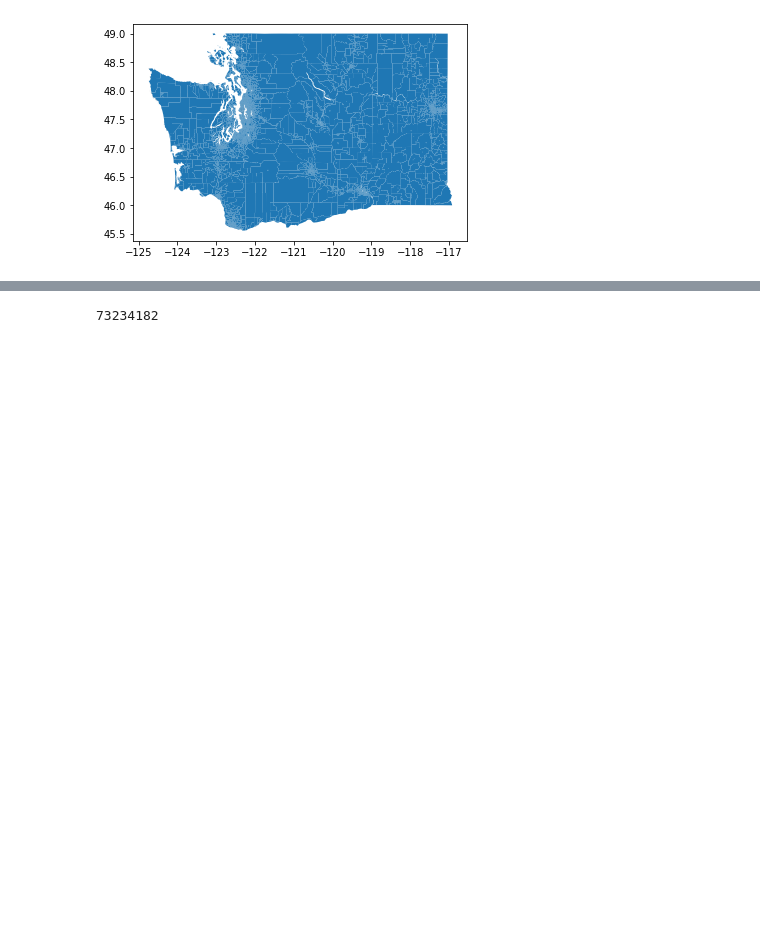
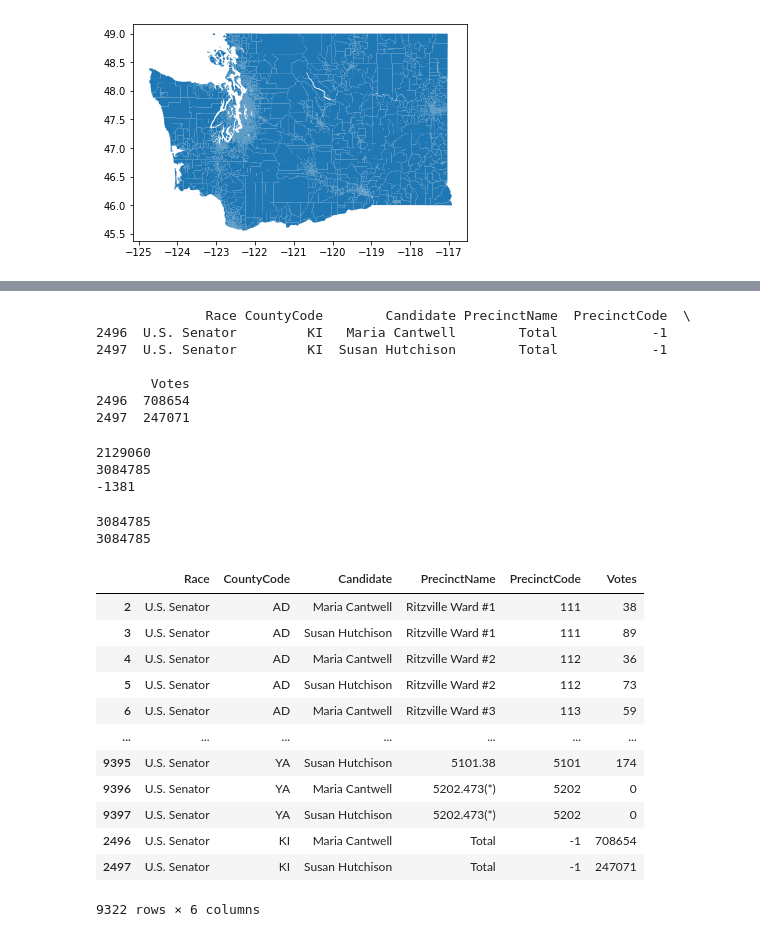
Before and after one commit to nonpartisan-redistricting-datahub/pdv-wa, a Jupyter notebook: vest-wa-2018/VEST-WA-2018-validation.ipynb, the cells around one changed output, grey strips where cells are left out. Cells and saved outputs as stored; diff of their text form; code cells hidden in the pictures; blank space fills up the shorter version.

```diff
--- a/vest-wa-2018/VEST-WA-2018-validation.ipynb
+++ b/vest-wa-2018/VEST-WA-2018-validation.ipynb
@@ -42,5 +45,72 @@ wa_vest
 # %%
 wa_senators = wa_election_results[wa_election_results["Race"] == "U.S. Senator"]
-wa_senators["PrecinctCode"].max()
+print(wa_senators[wa_senators["CountyCode"] == "KI"])
 # %% [output]
-73234182
+              Race CountyCode        Candidate PrecinctName  PrecinctCode  \
+2496  U.S. Senator         KI   Maria Cantwell        Total            -1
+2497  U.S. Senator         KI  Susan Hutchison        Total            -1
+
+       Votes
+2496  708654
+2497  247071
+# %%
+county_level = wa_senators[(wa_senators["PrecinctCode"] != -1)] #does not account for king county, which will be added further down
+kings = wa_senators[wa_senators["CountyCode"] == "KI"]
+frames = [county_level, kings]
+print(county_level["Votes"].sum())
+non_total = pd.concat(frames)
+
+#obfuscated data
+total_votes_vest = non_total["Votes"].sum()
+print(total_votes_vest)
+total_votes_sos = 1803362 + 1282804
+print(total_votes_vest - total_votes_sos)
+#how can we know if data has been obfuscated? What are the guidelines with this - do we look at precincts with 0 votes?
+#and how can we be sure it's due to obfuscation and not from precincts having no residents
+# %% [output]
+2129060
+3084785
+-1381
+# %%
+#FR
+non_total["PrecinctCode"] = np.where(non_total["CountyCode"] == "FR", non_total["PrecinctCode"].astype('str').str.rjust(3, '0'),
+                                    non_total["PrecinctCode"])
+#GY
+non_total["PrecinctCode"] = np.where(non_total["CountyCode"] == "GY", non_total["PrecinctCode"].astype('str').str.rjust(3, '0'),
+                                    non_total["PrecinctCode"])
+#TH
+non_total["PrecinctCode"] = np.where(non_total["CountyCode"] == "TH", non_total["PrecinctCode"].astype('str').str.rjust(3, '0'),
+                                    non_total["PrecinctCode"])
+#KP
+non_total["PrecinctCode"] = np.where(non_total["CountyCode"] == "KP", non_total["PrecinctCode"].astype('str').str.lstrip('1'),
+                                    non_total["PrecinctCode"])
+non_total["PrecinctCode"] = np.where(non_total["CountyCode"] == "KP", non_total["PrecinctCode"].astype('str').str.lstrip('0'),
+                                    non_total["PrecinctCode"])
+#PI
+non_total["PrecinctCode"] = np.where(non_total["CountyCode"] == "PI", non_total["PrecinctCode"].astype('str').str.rjust(5, '0'),
+                                    non_total["PrecinctCode"])
+non_total["PrecinctCode"] = np.where(non_total["CountyCode"] == "PI",
+                                     non_total["PrecinctCode"].astype('str').str.slice(0, 2) + non_total["PrecinctCode"].astype('str').str.slice(2).str.rjust(3, '0'),
+                                     non_total["PrecinctCode"])
+
+print(total_votes_vest)
+print(non_total.Votes.sum())
+display(non_total)
+
+#how do we figure out we need to do this? Might be a broad question, but how does one get an intuition for which
+# %% [output]
+3084785
+3084785
+|  | Race | CountyCode | Candidate | PrecinctName | PrecinctCode | Votes |
+| 2 | U.S. Senator | AD | Maria Cantwell | Ritzville Ward #1 | 111 | 38 |
+| 3 | U.S. Senator | AD | Susan Hutchison | Ritzville Ward #1 | 111 | 89 |
+| 4 | U.S. Senator | AD | Maria Cantwell | Ritzville Ward #2 | 112 | 36 |
+| 5 | U.S. Senator | AD | Susan Hutchison | Ritzville Ward #2 | 112 | 73 |
+| 6 | U.S. Senator | AD | Maria Cantwell | Ritzville Ward #3 | 113 | 59 |
+| ... | ... | ... | ... | ... | ... | ... |
+| 9395 | U.S. Senator | YA | Susan Hutchison | 5101.38 | 5101 | 174 |
+| 9396 | U.S. Senator | YA | Maria Cantwell | 5202.473(*) | 5202 | 0 |
+| 9397 | U.S. Senator | YA | Susan Hutchison | 5202.473(*) | 5202 | 0 |
+| 2496 | U.S. Senator | KI | Maria Cantwell | Total | -1 | 708654 |
+| 2497 | U.S. Senator | KI | Susan Hutchison | Total | -1 | 247071 |
+9322 rows × 6 columns
```
Also changed, not shown: parts of 10 cells of this notebook, 15 other files.
